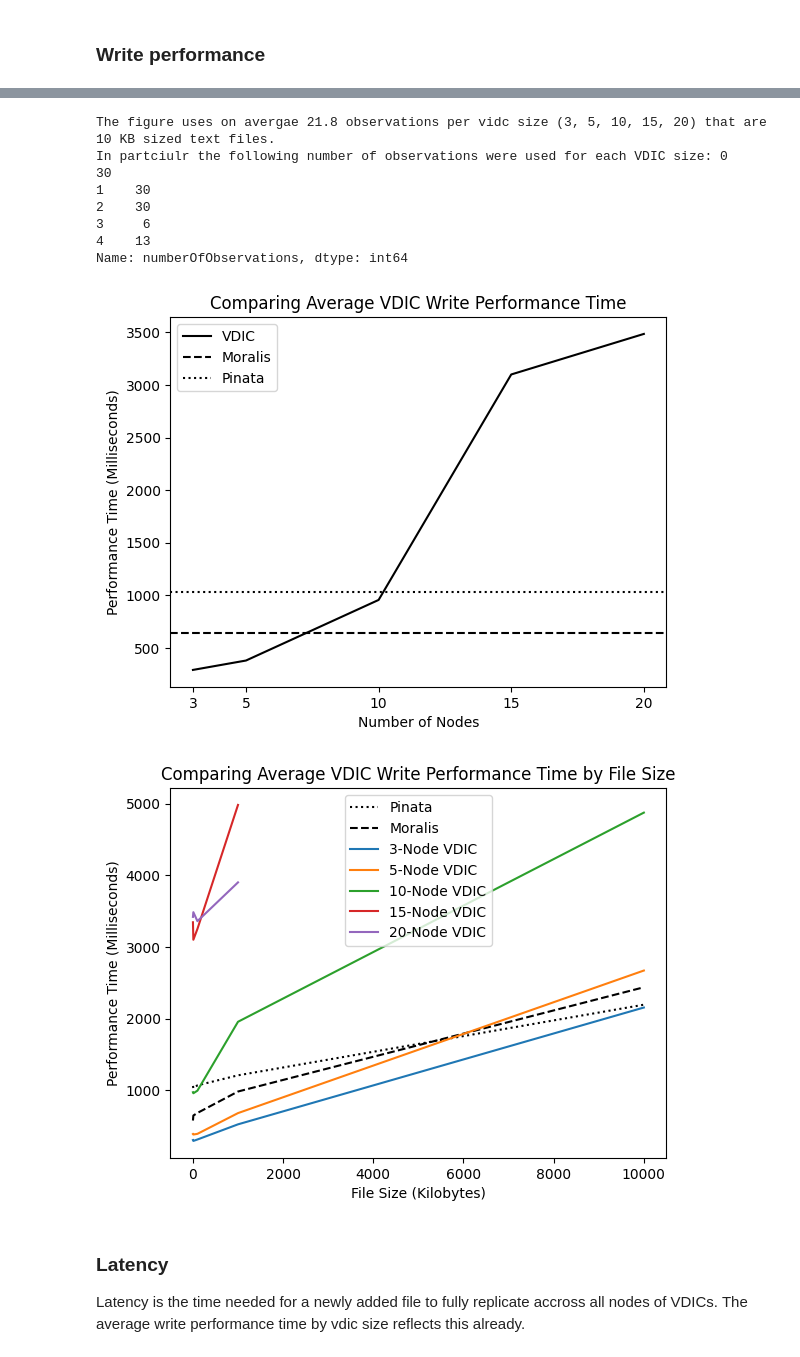
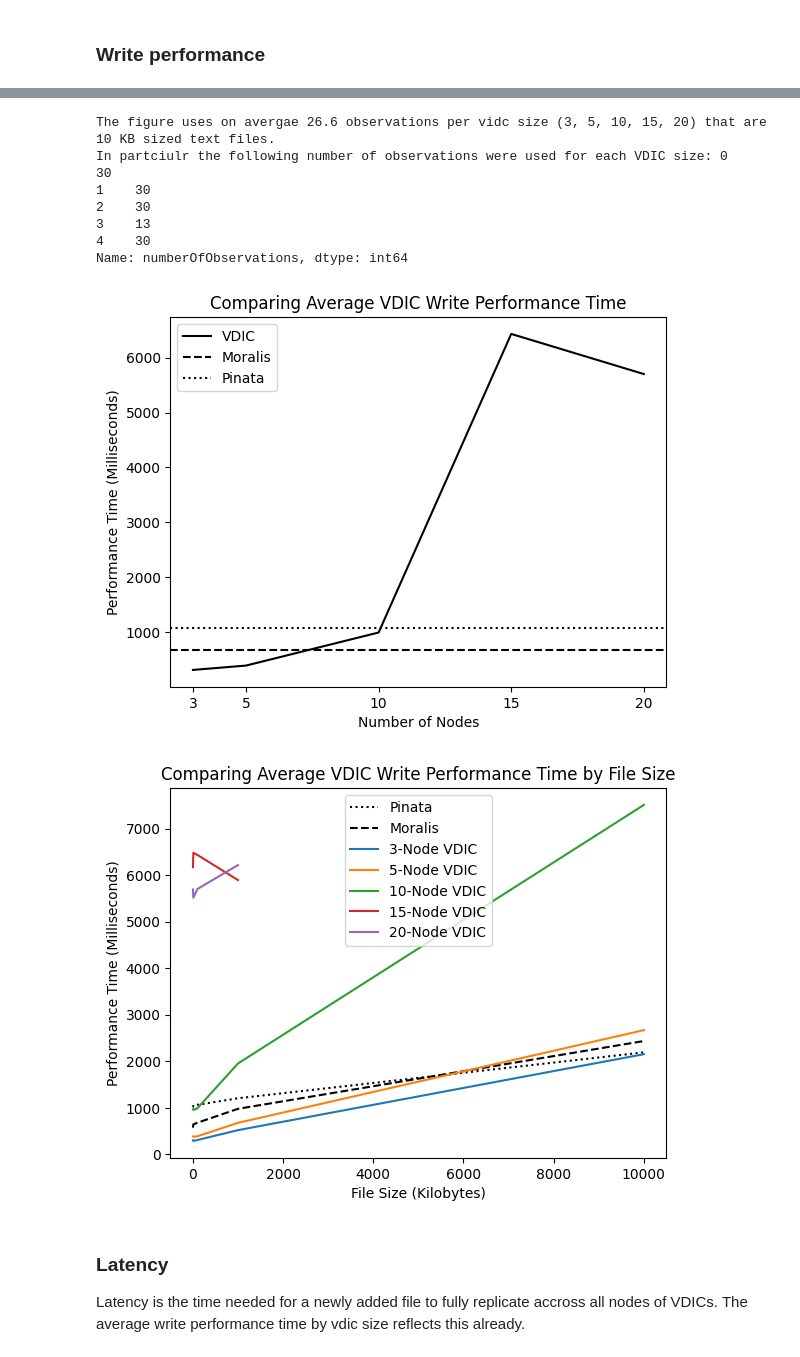
Before and after one commit to sid030sid/evaluation-vdic, a Jupyter notebook: evaluation.ipynb, the cells around one changed output, grey strips where cells are left out. Saved outputs shown, nothing was run; the diff lists cells and outputs as text; code cells hidden in the pictures.

```diff
--- a/evaluation.ipynb
+++ b/evaluation.ipynb
@@ -216,7 +216,7 @@ for vdic in vdics:
 
     # remove outliers
     vdic["cleanedReadPerformanceMeasurements"] = vdic["readPerformanceMeasurements"][
-        (vdic["readPerformanceMeasurements"]['performanceTime'] < 5000)
+        (vdic["readPerformanceMeasurements"]['performanceTime'] < 10000)
     ]
 
     # remove files with size nan
@@ -226,7 +226,7 @@ for vdic in vdics:
 
     # remove outliers
     vdic["cleanedWritePerformanceMeasurements"] = vdic["writePerformanceMeasurements"][
-        (vdic["writePerformanceMeasurements"]['performanceTime'] < 5000)
+        (vdic["writePerformanceMeasurements"]['performanceTime'] < 10000)
     ]
 
     # remove files with size nan
@@ -254,7 +254,7 @@ for vdic in vdics:
 # Compare read performance time of VDICs with different number of nodes (based on 10 KB file)
 avgReadPerformanceTimeByVdicSize = []
 for vdic in vdics:
-    temp=vdic["cleanedReadPerformanceMeasurements"][vdic["cleanedReadPerformanceMeasurements"]["sizeGroup"] == 10]['performanceTime']
+    temp=vdic["cleanedReadPerformanceMeasurements"][vdic["cleanedReadPerformanceMeasurements"]["sizeGroup"] == 100]['performanceTime']
     avgReadPerformanceTimeByVdicSize.append(
         {
             "numberOfNodes": vdic["numberOfNodes"],
@@ -271,13 +271,13 @@ plt.plot(
     label = "VDIC"
 )
 plt.axhline(
-    y = cleanedMoralisReadPerformanceMeasurements[cleanedMoralisReadPerformanceMeasurements["sizeGroup"] == 10]["performanceTime"].mean(),
+    y = cleanedMoralisReadPerformanceMeasurements[cleanedMoralisReadPerformanceMeasurements["sizeGroup"] == 100]["performanceTime"].mean(),
     linestyle = 'dashed',
     color="black",
     label = "Moralis"
 )
 plt.axhline(
-    y = cleanedPinataReadPerformanceMeasurements[cleanedPinataReadPerformanceMeasurements["sizeGroup"] == 10]["performanceTime"].mean(),
+    y = cleanedPinataReadPerformanceMeasurements[cleanedPinataReadPerformanceMeasurements["sizeGroup"] == 100]["performanceTime"].mean(),
     linestyle = ':',
     color="black",
     label = "Pinata"
@@ -370,7 +370,7 @@ for vdic in vdics:
 # Compare write performance time of VDICs with different number of nodes (based on 10 KB file)
 avgWritePerformanceTimeByVdicSize = []
 for vdic in vdics:
-    temp = vdic["cleanedWritePerformanceMeasurements"][vdic["cleanedWritePerformanceMeasurements"]["sizeGroup"] == 10]['performanceTime']
+    temp = vdic["cleanedWritePerformanceMeasurements"][vdic["cleanedWritePerformanceMeasurements"]["sizeGroup"] == 100]['performanceTime']
     avgWritePerformanceTimeByVdicSize.append(
         {
             "numberOfNodes": vdic["numberOfNodes"],
@@ -387,39 +387,39 @@ plt.plot(
     label = "VDIC"
 )
 plt.axhline(
-    y = cleanedMoralisWritePerformanceMeasurements[cleanedMoralisWritePerformanceMeasurements["sizeGroup"] == 10]["performanceTime"].mean(),
+    y = cleanedMoralisWritePerformanceMeasurements[cleanedMoralisWritePerformanceMeasurements["sizeGroup"] == 100]["performanceTime"].mean(),
     linestyle = 'dashed',
     color="black",
     label = "Moralis"
 )
 plt.axhline(
-    y = cleanedPinataWritePerformanceMeasurements[cleanedPinataWritePerformanceMeasurements["sizeGroup"] == 10]["performanceTime"].mean(),
+    y = cleanedPinataWritePerformanceMeasurements[cleanedPinataWritePerformanceMeasurements["sizeGroup"] == 100]["performanceTime"].mean(),
     linestyle = ':',
     color="black",
     label = "Pinata"
 )
 plt.title("Comparing Average VDIC Write Performance Time") # old title which was too long: Comparing Average VDIC Write Performance Time by VDIC Size to pinning service providers: Pinata and Moralis
 plt.xticks(avgWritePerformanceTimeByVdicSize['numberOfNodes'])
 plt.xlabel('Number of Nodes')
 plt.ylabel('Performance Time (Milliseconds)')
 plt.legend()
 plt.savefig('./evaluation-figures/vdic-average-write-performance-time-by-vdic-size.png')
 
 # print information about the data used in the figure
 print("The figure uses on avergae", avgWritePerformanceTimeByVdicSize['numberOfObservations'].mean(),"observations per vidc size (3, 5, 10, 15, 20) that are 10 KB sized text files.")
 print("In partciulr the following number of observations were used for each VDIC size:", str(avgWritePerformanceTimeByVdicSize['numberOfObservations']))
 
 # print figure
 plt.show()
 # %% [output]
-The figure uses on avergae 21.8 observations per vidc size (3, 5, 10, 15, 20) that are 10 KB sized text files.
+The figure uses on avergae 26.6 observations per vidc size (3, 5, 10, 15, 20) that are 10 KB sized text files.
 In partciulr the following number of observations were used for each VDIC size: 0    30
 1    30
 2    30
-3     6
-4    13
+3    13
+4    30
 Name: numberOfObservations, dtype: int64
-[figure, old version]
+[figure, new version]
 # %%
 # compare the average write performance time of VDICs with different number of nodes to the pinning service providers for each file size
 avgWritePerformanceTimeByVdicSize = []
@@ -464,7 +464,7 @@ plt.legend()
 #plt.savefig('./evaluation-figures/vdic-average-write-performance-time-by-file-size.png')
 plt.show()
 # %% [output]
-[figure, old version]
+[figure, new version]
 # %% [markdown]
 ### Latency
 Latency is the time needed for a newly added file to fully replicate accross all nodes of VDICs. The average write performance time by vdic size reflects this already.
```
Also changed, not shown: parts of 4 cells of this notebook, 5 other files.
